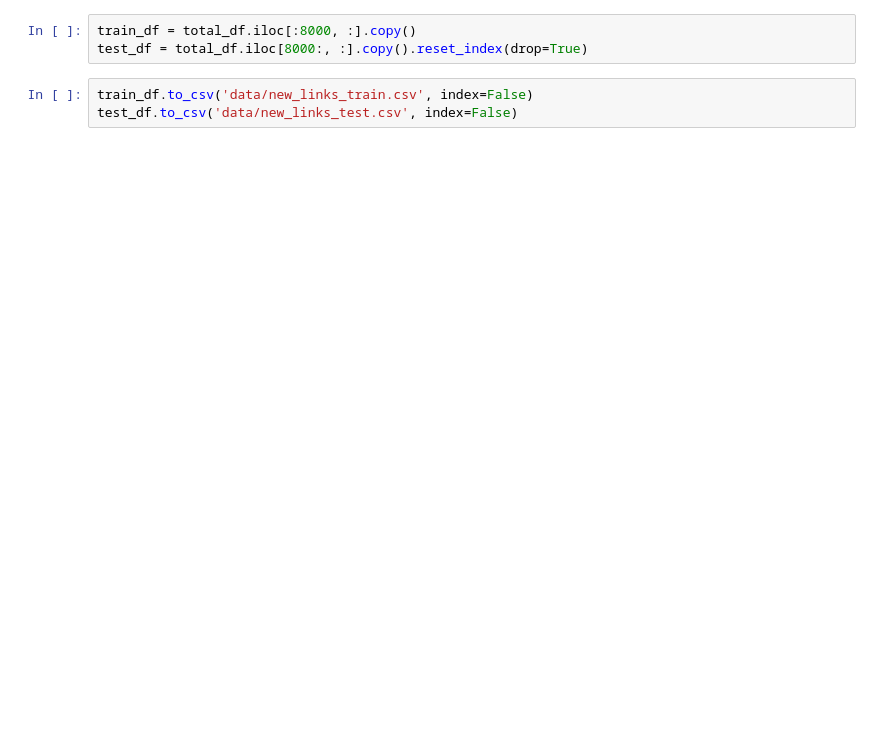
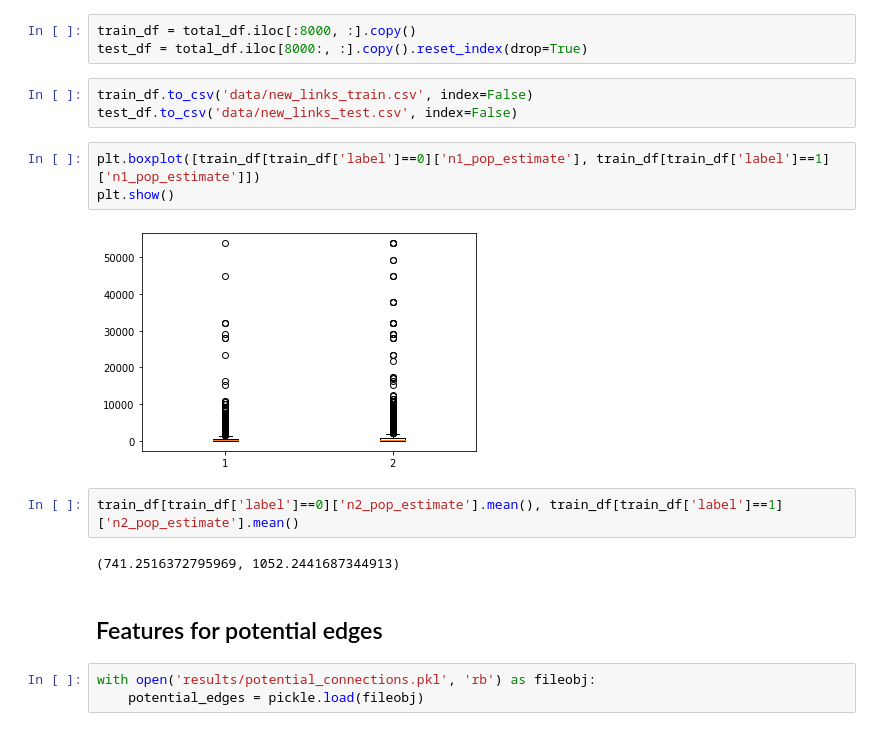
Before and after one commit to kiranbodipati/urban_planning_system, a Jupyter notebook: New Link Classifier.ipynb, the cells around one changed output. Cells and saved outputs as stored; diff of their text form; blank space fills up the shorter version.

```diff
--- a/New Link Classifier.ipynb
+++ b/New Link Classifier.ipynb
@@ -346,3 +358,17 @@ test_df = total_df.iloc[8000:, :].copy().reset_index(drop=True)
 # %%
 train_df.to_csv('data/new_links_train.csv', index=False)
 test_df.to_csv('data/new_links_test.csv', index=False)
+# %%
+plt.boxplot([train_df[train_df['label']==0]['n1_pop_estimate'], train_df[train_df['label']==1]['n1_pop_estimate']])
+plt.show()
+# %% [output]
+[figure, added]
+# %%
+train_df[train_df['label']==0]['n2_pop_estimate'].mean(), train_df[train_df['label']==1]['n2_pop_estimate'].mean()
+# %% [output]
+(741.2516372795969, 1052.2441687344913)
+# %% [markdown]
+## Features for potential edges
+# %%
+with open('results/potential_connections.pkl', 'rb') as fileobj:
+    potential_edges = pickle.load(fileobj)
```
Also changed, not shown: parts of 16 cells of this notebook, 6 other files.
